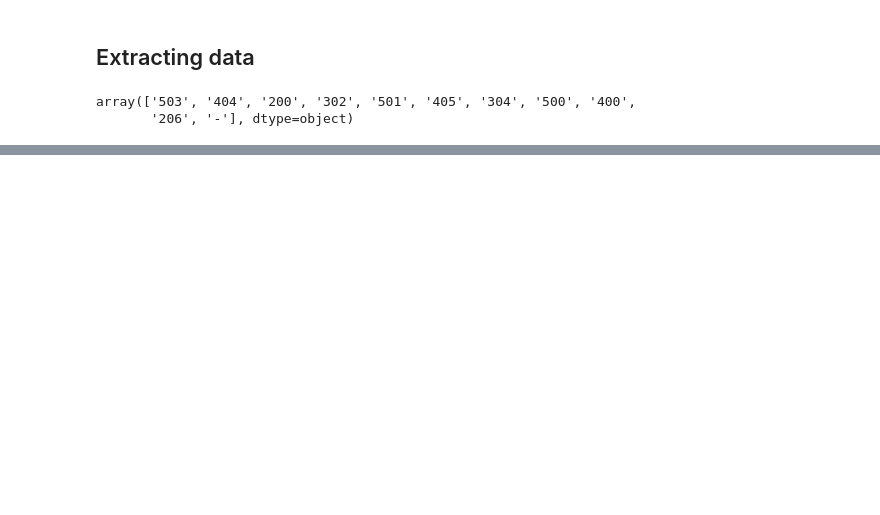
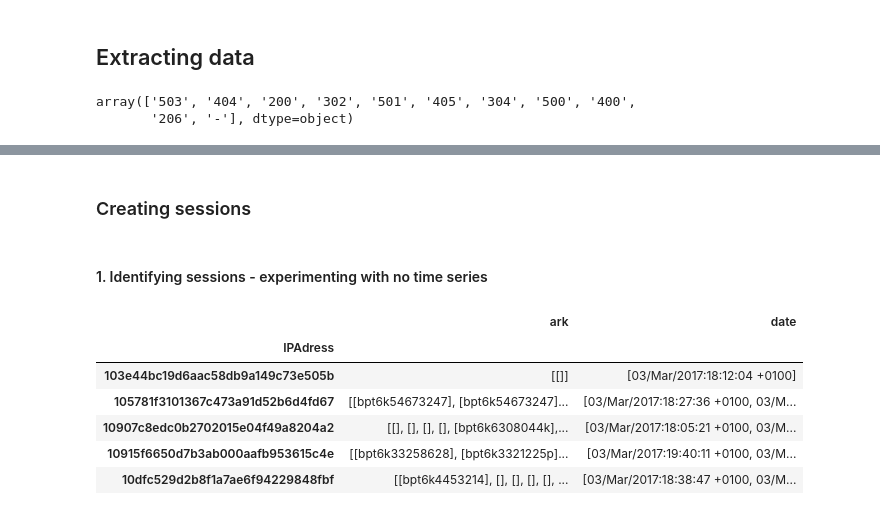
Before and after one commit to Kaabachi/TDA-Gallica, a Jupyter notebook: Sessions.ipynb, the cells around one changed output, grey strips where cells are left out. Cells and saved outputs as stored; diff of their text form; code cells hidden in the pictures; blank space fills up the shorter version.

```diff
--- a/Sessions.ipynb
+++ b/Sessions.ipynb
@@ -271,0 +309,17 @@ final_df = pd.concat([lines_df, temp],axis=1)
+# %% [markdown]
+### Creating sessions
+# %% [markdown]
+#### 1. Identifying sessions - experimenting with no time series
+# %%
+# Session: séquences de requêtes
+# Regrouper même adresse IP => session se termine intervalle supérieur à 60 minutes entre deux requêtes.
+sessions_df = final_df.groupby('IPAdress').agg({'ark':list,'date':list})
+sessions_df.head()
+# %% [output]
+|  | ark | date |
+| IPAdress |  |  |
+| 103e44bc19d6aac58db9a149c73e505b | [[]] | [03/Mar/2017:18:12:04 +0100] |
+| 105781f3101367c473a91d52b6d4fd67 | [[bpt6k54673247], [bpt6k54673247]... | [03/Mar/2017:18:27:36 +0100, 03/M... |
+| 10907c8edc0b2702015e04f49a8204a2 | [[], [], [], [], [bpt6k6308044k],... | [03/Mar/2017:18:05:21 +0100, 03/M... |
+| 10915f6650d7b3ab000aafb953615c4e | [[bpt6k33258628], [bpt6k3321225p]... | [03/Mar/2017:19:40:11 +0100, 03/M... |
+| 10dfc529d2b8f1a7ae6f94229848fbf | [[bpt6k4453214], [], [], [], [], ... | [03/Mar/2017:18:38:47 +0100, 03/M... |
```
Also changed, not shown: parts of 41 cells of this notebook, 1 other file.
